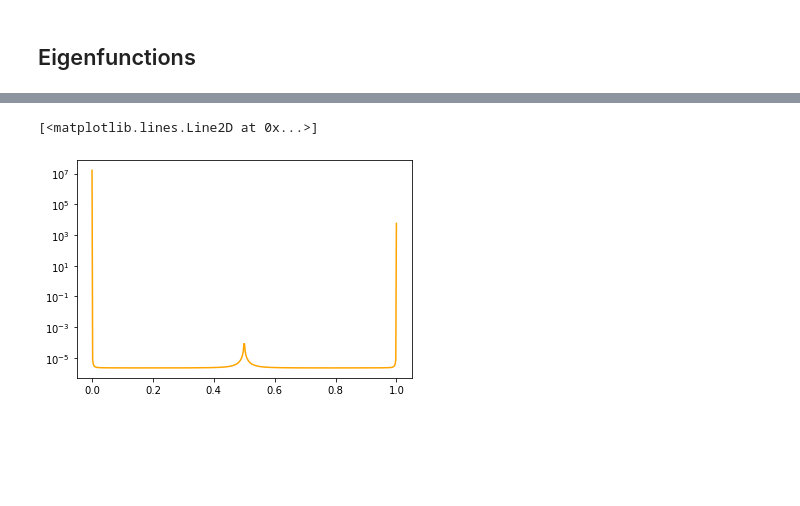
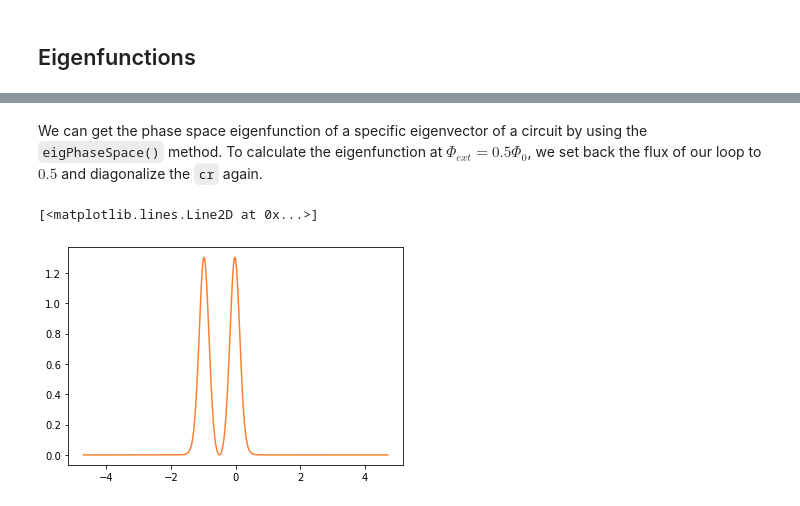
Before and after one commit to Piwakk/SQcircuit-doc, a Jupyter notebook: docs/source/examples/fluxonium.ipynb, the cells around one changed output, grey strips where cells are left out. Saved outputs shown, nothing was run; the diff lists cells and outputs as text; code cells hidden in the pictures; blank space fills up the shorter version.

```diff
--- a/docs/source/examples/fluxonium.ipynb
+++ b/docs/source/examples/fluxonium.ipynb
@@ -10,0 +21,2 @@ import matplotlib.pyplot as plt
+# %%
+loop1 = sq.Loop()
@@ -68,5 +85,2 @@ for decType, ax in zip(decay, axs.flat):
-# %%
-plt.semilogy(phiExt/2/np.pi, 1/decay['flux'],'orange')
-# %% [output]
-[<matplotlib.lines.Line2D at 0x...>]
-[figure, removed]
+# %% [markdown]
+We can get the phase space eigenfunction of a specific eigenvector of a circuit by using the `eigPhaseSpace()` method. To calculate the eigenfunction at $\Phi_{ext} = 0.5\Phi_0$, we set back the flux of our loop to $0.5$ and diagonalize the `cr` again.
@@ -72,0 +90,11 @@ plt.semilogy(phiExt/2/np.pi, 1/decay['flux'],'orange')
+# %%
+phi1= np.pi*np.linspace(-1.5,1.5,500)
+# creat the grid list
+grid = [phi1]
+
+# the ground state
+state0 = cr.eigPhaseCoordinate(eigInd = 0, grid = grid)
+plt.plot(phi1, np.abs(state1)**2, '#ff7f32')
+# %% [output]
+[<matplotlib.lines.Line2D at 0x...>]
+[figure, added]
```
Also changed, not shown: parts of 17 cells of this notebook, 8 other files.
